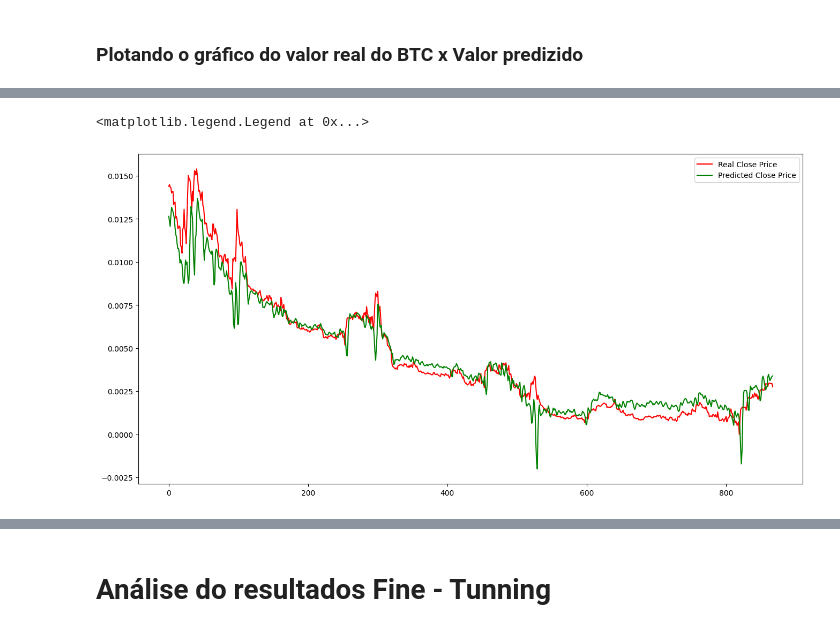
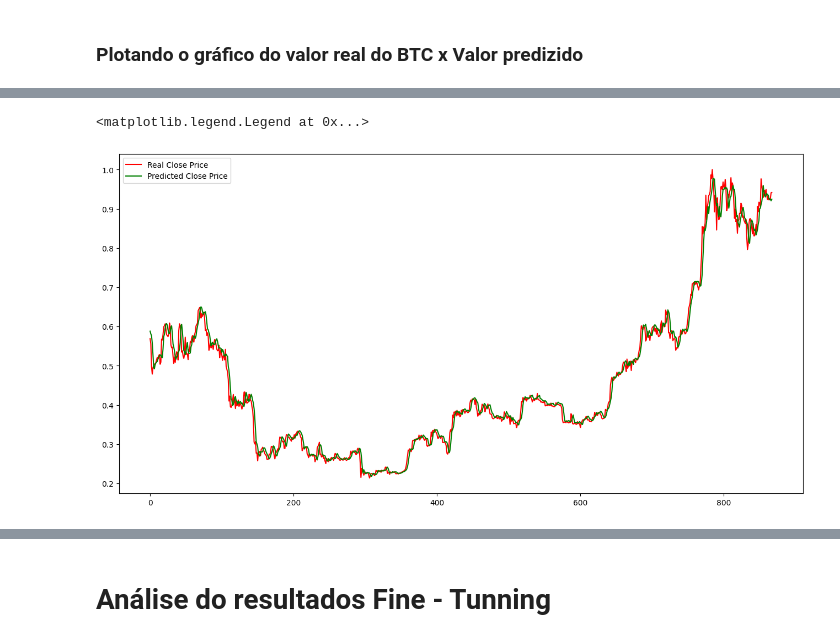
Before and after one commit to GuilhermeMaciel75/Redes_Neurais_p1, a Jupyter notebook: projeto_2/src/btcLstmKeras.ipynb, the cells around one changed output, grey strips where cells are left out. Drawn from its saved outputs; the diff is of its cells as text; code cells hidden in the pictures.

Commit message:
fix: order BTC dataset by date

```diff
--- a/projeto_2/src/btcLstmKeras.ipynb
+++ b/projeto_2/src/btcLstmKeras.ipynb
@@ -89,6 +91,10 @@ dataset = dataset.dropna()
 
 # Verificar e remover duplicatas
 dataset = dataset.drop_duplicates()
+
+
+# Reordenar o dataset
+dataset = dataset.sort_values(by='date', ascending=True)
 # %% [markdown]
 # Análise Exploratória
 # %%
@@ -183,7 +189,7 @@ Faz todo sentido que os valores de *open*, *high*, *low*, *close*, possuam uma a
 Retiriando dados inúteis e normalizando os dados
 # %%
 # ['date', 'unix', 'open', 'low', 'high', 'Volume USD', 'Volume BTC']
-dp_dataset = dataset.drop(['date', 'unix', 'open', 'low', 'high'], axis=1)
+dp_dataset = dataset.drop(['date', 'unix', 'open', 'low', 'high', 'Volume USD', 'Volume BTC'], axis=1)
 
 # Normaliza os dados
 scaler = MinMaxScaler(feature_range=(0, 1))
@@ -513,7 +500,7 @@ test loss, test acc: [0.0001952 0.0139551]
 ### Plotando o gráfico do valor real do BTC x Valor predizido
 # %%
 y_pred = regressor.predict(X_test)
-y_pred = y_pred - 0.014
+y_pred = y_pred
 plt.figure(figsize=(16,8), dpi= 100, facecolor='w', edgecolor='k')
 
 plt.plot(y_test, color='red', label = 'Real Close Price')
@@ -524,2 +511,2 @@ plt.legend(loc='best')
 <matplotlib.legend.Legend at 0x...>
-[figure, old version]
+[figure, new version]
```
Also changed, not shown: parts of 34 cells of this notebook, 3 other files.
